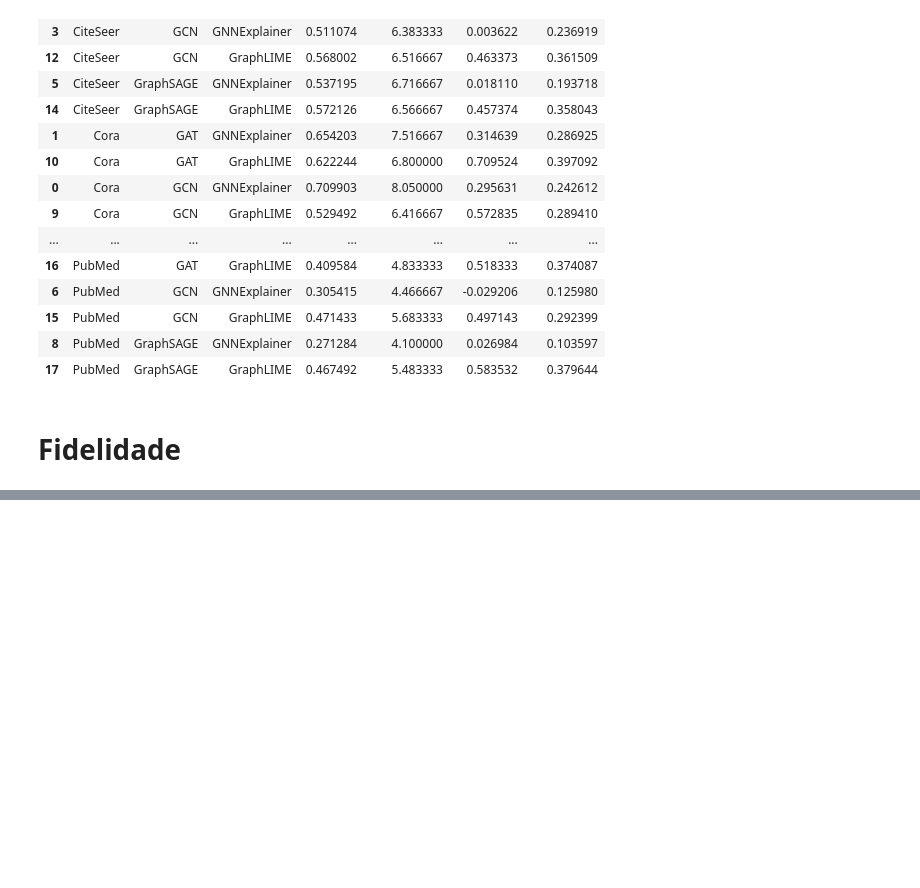
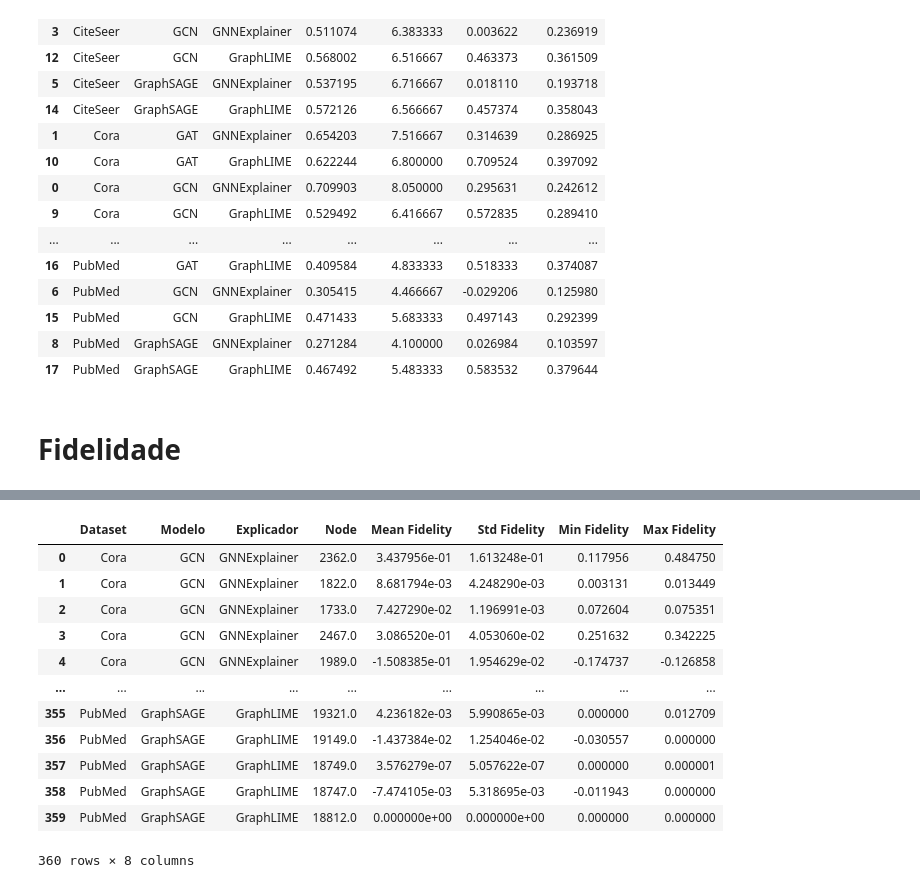
Before and after one commit to J0hnV1ct0r/Tabalho-Final-XAI, a Jupyter notebook: trabalho_final_xai.ipynb, the cells around one changed output, grey strips where cells are left out. Saved outputs shown, nothing was run; the diff lists cells and outputs as text; code cells hidden in the pictures; blank space fills up the shorter version.

```diff
--- a/trabalho_final_xai.ipynb
+++ b/trabalho_final_xai.ipynb
@@ -3515,0 +4557,62 @@ dtype: float64
+# %%
+summary_rows = []
+
+for explainer_name, results in {
+
+    "GNNExplainer":
+        all_results_fidelity_gnnexplainer,
+
+    "GraphLIME":
+        all_results_fidelity_graphlime
+
+}.items():
+
+    for experiment_name, df in results.items():
+
+        dataset, model = experiment_name.split("_")
+
+        for _, row in df.iterrows():
+
+            summary_rows.append({
+
+                "Dataset": dataset,
+
+                "Modelo": model,
+
+                "Explicador": explainer_name,
+
+                "Node": row["node"],
+
+                "Mean Fidelity":
+                    row["mean_fidelity"],
+
+                "Std Fidelity":
+                    row["std_fidelity"],
+
+                "Min Fidelity":
+                    row["min_fidelity"],
+
+                "Max Fidelity":
+                    row["max_fidelity"]
+
+            })
+
+fidelity_node_df = pd.DataFrame(
+    summary_rows
+)
+
+fidelity_node_df
+# %% [output]
+|  | Dataset | Modelo | Explicador | Node | Mean Fidelity | Std Fidelity | Min Fidelity | Max Fidelity |
+| 0 | Cora | GCN | GNNExplainer | 2362.0 | 3.437956e-01 | 1.613248e-01 | 0.117956 | 0.484750 |
+| 1 | Cora | GCN | GNNExplainer | 1822.0 | 8.681794e-03 | 4.248290e-03 | 0.003131 | 0.013449 |
+| 2 | Cora | GCN | GNNExplainer | 1733.0 | 7.427290e-02 | 1.196991e-03 | 0.072604 | 0.075351 |
+| 3 | Cora | GCN | GNNExplainer | 2467.0 | 3.086520e-01 | 4.053060e-02 | 0.251632 | 0.342225 |
+| 4 | Cora | GCN | GNNExplainer | 1989.0 | -1.508385e-01 | 1.954629e-02 | -0.174737 | -0.126858 |
+| ... | ... | ... | ... | ... | ... | ... | ... | ... |
+| 355 | PubMed | GraphSAGE | GraphLIME | 19321.0 | 4.236182e-03 | 5.990865e-03 | 0.000000 | 0.012709 |
+| 356 | PubMed | GraphSAGE | GraphLIME | 19149.0 | -1.437384e-02 | 1.254046e-02 | -0.030557 | 0.000000 |
+| 357 | PubMed | GraphSAGE | GraphLIME | 18749.0 | 3.576279e-07 | 5.057622e-07 | 0.000000 | 0.000001 |
+| 358 | PubMed | GraphSAGE | GraphLIME | 18747.0 | -7.474105e-03 | 5.318695e-03 | -0.011943 | 0.000000 |
+| 359 | PubMed | GraphSAGE | GraphLIME | 18812.0 | 0.000000e+00 | 0.000000e+00 | 0.000000 | 0.000000 |
+360 rows × 8 columns
```
Also changed, not shown: parts of 145 cells of this notebook, 2 other files.
